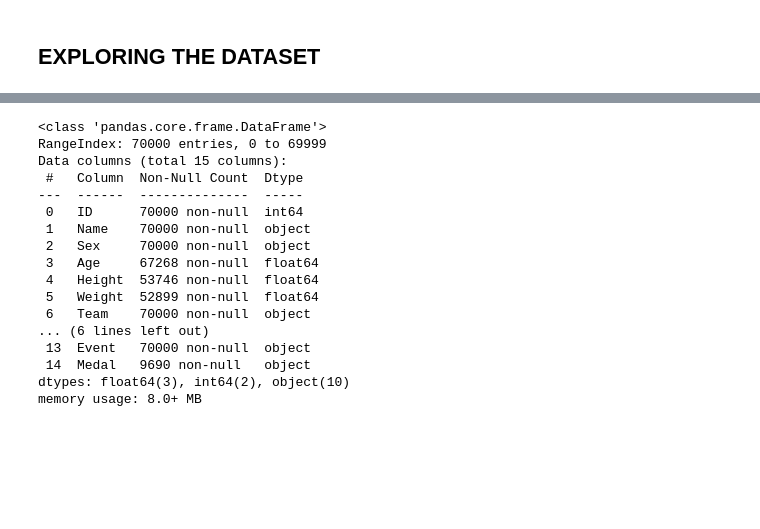
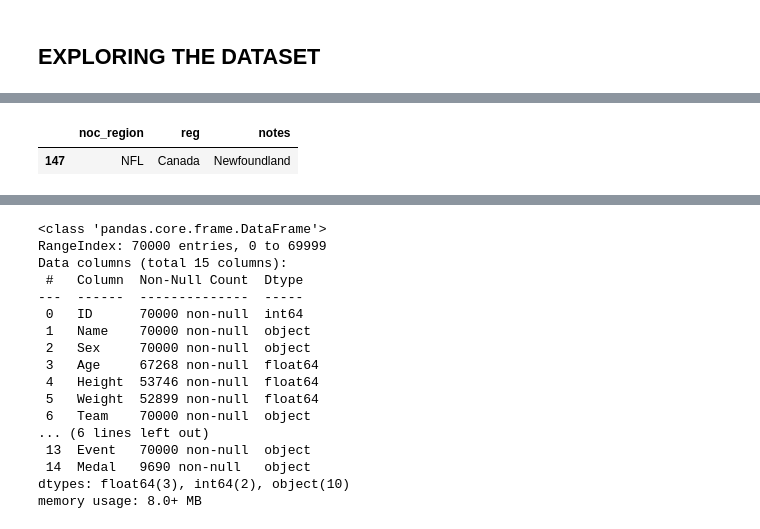
Before and after one commit to Onath/Programming_Project_Olympic_Data, a Jupyter notebook: VR503361_final_project_olympic_data.ipynb, the cells around one changed output, grey strips where cells are left out. Cells and saved outputs as stored; diff of their text form; code cells hidden in the pictures; blank space fills up the shorter version.

```diff
--- a/VR503361_final_project_olympic_data.ipynb
+++ b/VR503361_final_project_olympic_data.ipynb
@@ -52,3 +177,8 @@ TO DO for dataset exploration:
+# %%
+noc_region_df[noc_region_df['notes'] == 'Newfoundland']
+# %% [output]
+|  | noc_region | reg | notes |
+| 147 | NFL | Canada | Newfoundland |
 # %%
 olympic_df.head()
 # %% [output]
```
Also changed, not shown: parts of 48 cells of this notebook, 1 other file.
